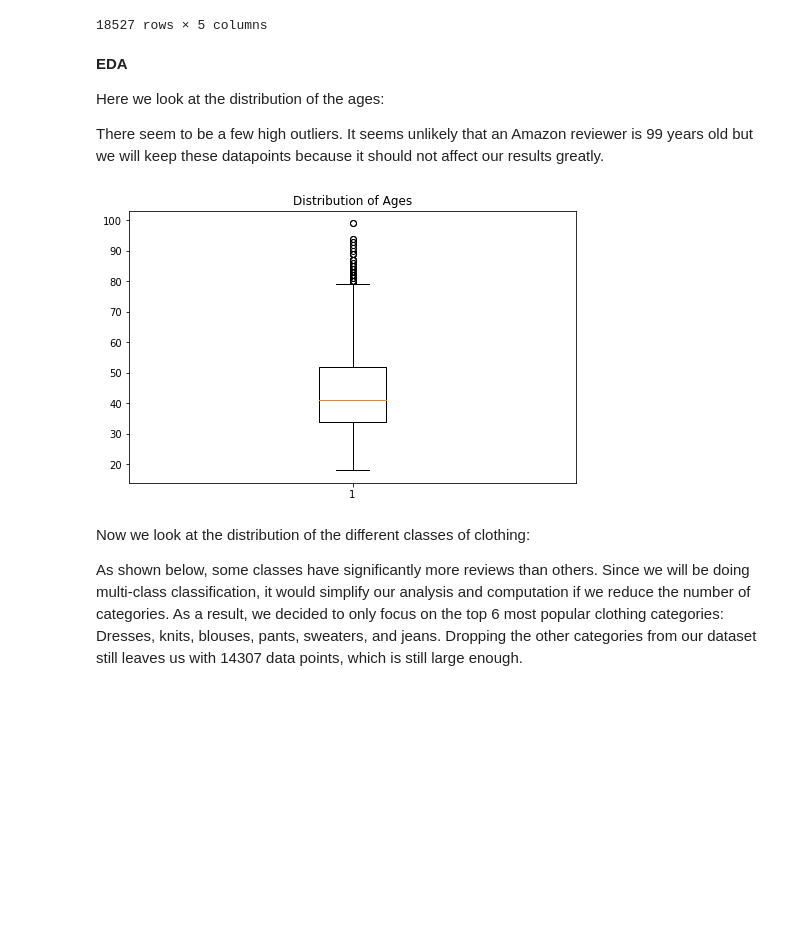
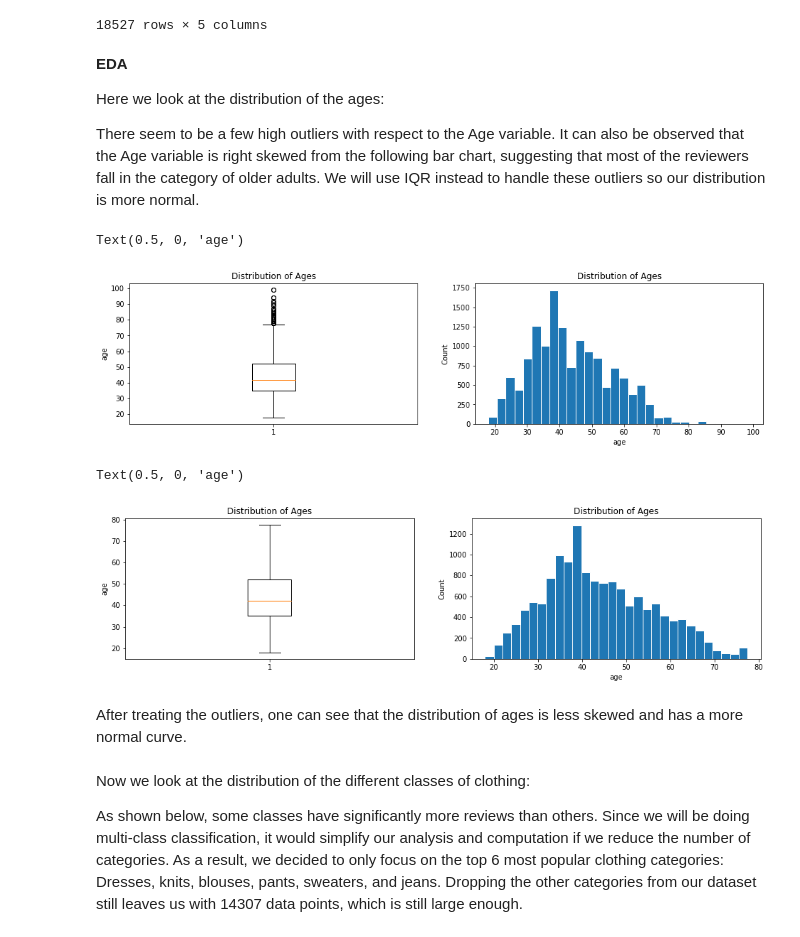
Before and after one commit to mf02511/AmazonReview-Classification, a Jupyter notebook: CheckpointGroup027-Wi23.ipynb, the cells around one changed output. Saved outputs shown, nothing was run; the diff lists cells and outputs as text; code cells hidden in the pictures; blank space fills up the shorter version.

```diff
--- a/CheckpointGroup027-Wi23.ipynb
+++ b/CheckpointGroup027-Wi23.ipynb
@@ -116,16 +121,23 @@ df
 | 23484 | 57 | Dresses | I saw this dress online this morn... | 10 | 5 |
 | 23485 | 56 | Jackets | Super cute jacket .perfect for fa... | 0 | 5 |
 18527 rows × 5 columns
-# %% [markdown]
-**EDA**
-
-Here we look at the distribution of the ages:
-
-There seem to be a few high outliers. It seems unlikely that an Amazon reviewer is 99 years old but we will keep these datapoints because it should not affect our results greatly.
+# %% [markdown]
+**EDA**
+
+Here we look at the distribution of the ages:
+
+There seem to be a few high outliers with respect to the Age variable. It can also be observed that the Age variable is right skewed from the following bar chart, suggesting that most of the reviewers fall in the category of older adults. We will use IQR instead to handle these outliers so our distribution is more normal.
 # %%
-plt.figure(figsize=(8, 5))
+plt.figure(figsize=(16, 8))
+plt.subplot(2,2,1)
 plt.boxplot(df['age'])
 plt.title('Distribution of Ages')
-plt.show()
+plt.ylabel('age')
+plt.subplot(2,2,2)
+plt.hist(df['age'], bins=30, ec='w');
+plt.title('Distribution of Ages')
+plt.ylabel('Count')
+plt.xlabel('age')
 # %% [output]
+Text(0.5, 0, 'age')
-[figure, old version]
+[figure, new version]
@@ -132,3 +165,19 @@ plt.show()
+# %%
+plt.figure(figsize=(16, 8))
+plt.subplot(2,2,1)
+plt.boxplot(df['age'])
+plt.title('Distribution of Ages')
+plt.ylabel('age')
+plt.subplot(2,2,2)
+plt.hist(df['age'], bins=30, ec='w');
+plt.title('Distribution of Ages')
+plt.ylabel('Count')
+plt.xlabel('age')
+# %% [output]
+Text(0.5, 0, 'age')
+[figure, added]
+# %% [markdown]
+After treating the outliers, one can see that the distribution of ages is less skewed and has a more normal curve.
 # %% [markdown]
 Now we look at the distribution of the different classes of clothing:
 
```
Also changed, not shown: parts of 12 cells of this notebook.
